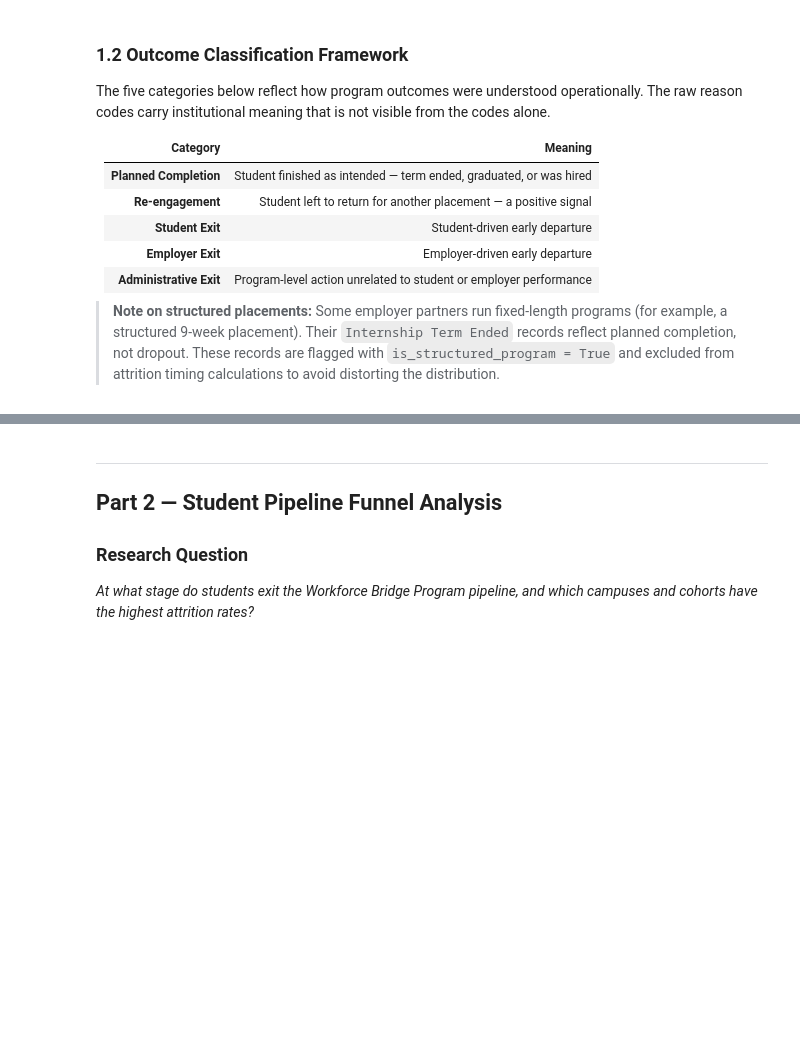
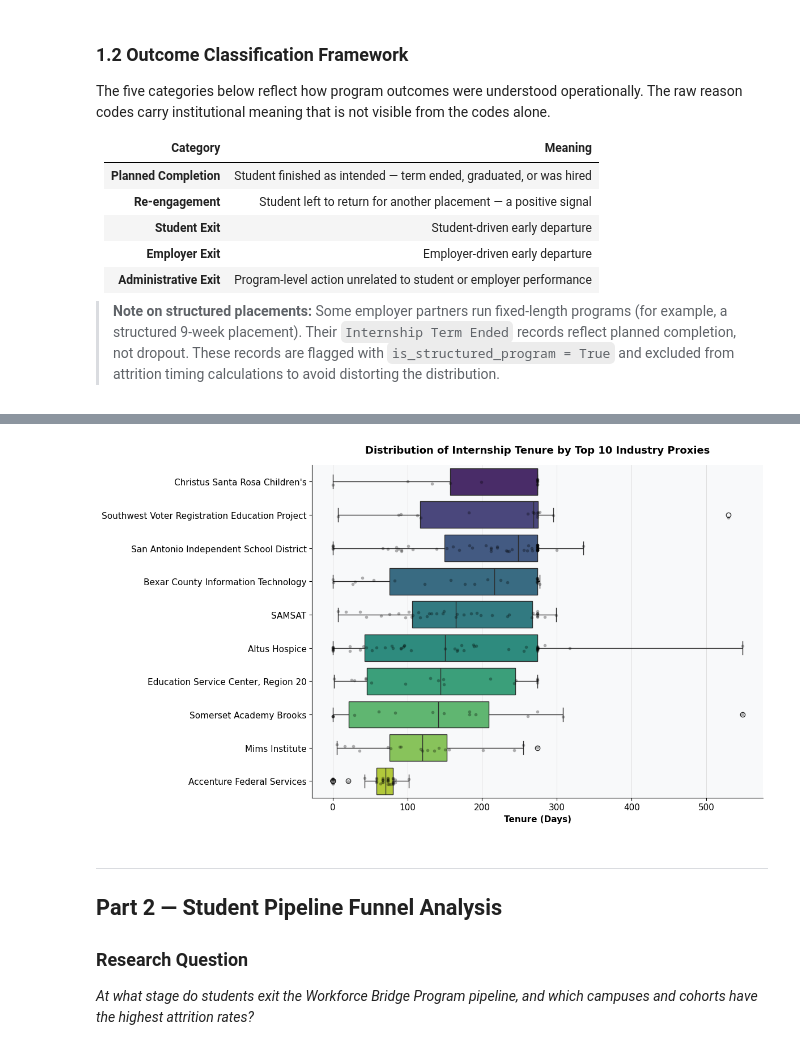
Before and after one commit to aprie06/wbp-pipeline-analysis, a Jupyter notebook: WBP_Pipeline_Analysis.ipynb, the cells around one changed output, grey strips where cells are left out. Cells and saved outputs as stored; diff of their text form; code cells hidden in the pictures; blank space fills up the shorter version.

```diff
--- a/WBP_Pipeline_Analysis.ipynb
+++ b/WBP_Pipeline_Analysis.ipynb
@@ -268,0 +478,16 @@ if 'campus' in ended_all.columns:
+# %%
+from pypdf import PdfReader
+
+file_path = '/content/Daily Hired Report  -  2.pdf'
+try:
+    reader = PdfReader(file_path)
+    text = ""
+    for page in reader.pages:
+        text += page.extract_text() + "\n"
+
+    print(f"Successfully read {len(reader.pages)} pages.")
+    print(f"Extracted {len(text)} characters from the PDF.\n")
+    print("--- Preview of the first 1000 characters ---")
+    print(text[:1000])
+except Exception as e:
+    print(f"Error reading the PDF: {e}")
@@ -269,3 +685,44 @@ if 'campus' in ended_all.columns:
+# %%
+import matplotlib.pyplot as plt
+import seaborn as sns
+
+if 'df_dates' in locals() and not df_dates.empty:
+    fig, ax = plt.subplots(figsize=(12, 7))
+
+    # Order employers by their median tenure for a cleaner plot
+    order = df_dates.groupby('Employer')['Tenure (Days)'].median().sort_values(ascending=False).index
+
+    sns.boxplot(
+        data=df_dates,
+        x='Tenure (Days)',
+        y='Employer',
+        order=order,
+        palette='viridis',
+        ax=ax
+    )
+
+    # Add a stripplot to show individual data points
+    sns.stripplot(
+        data=df_dates,
+        x='Tenure (Days)',
+        y='Employer',
+        order=order,
+        color='black',
+        alpha=0.3,
+        size=4,
+        ax=ax
+    )
+
+    ax.set_title('Distribution of Internship Tenure by Top 10 Industry Proxies', pad=15, fontweight='bold')
+    ax.set_xlabel('Tenure (Days)', fontweight='bold')
+    ax.set_ylabel('') # Clear the y-label as the employer names are self-explanatory
+
+    plt.tight_layout()
+    plt.show()
+else:
+    print("Tenure data is not available. Please ensure the previous cell ran successfully.")
+# %% [output]
+[figure, added]
 # %% [markdown]
 ---
 ## Part 2 — Student Pipeline Funnel Analysis
```
Also changed, not shown: parts of 46 cells of this notebook.
